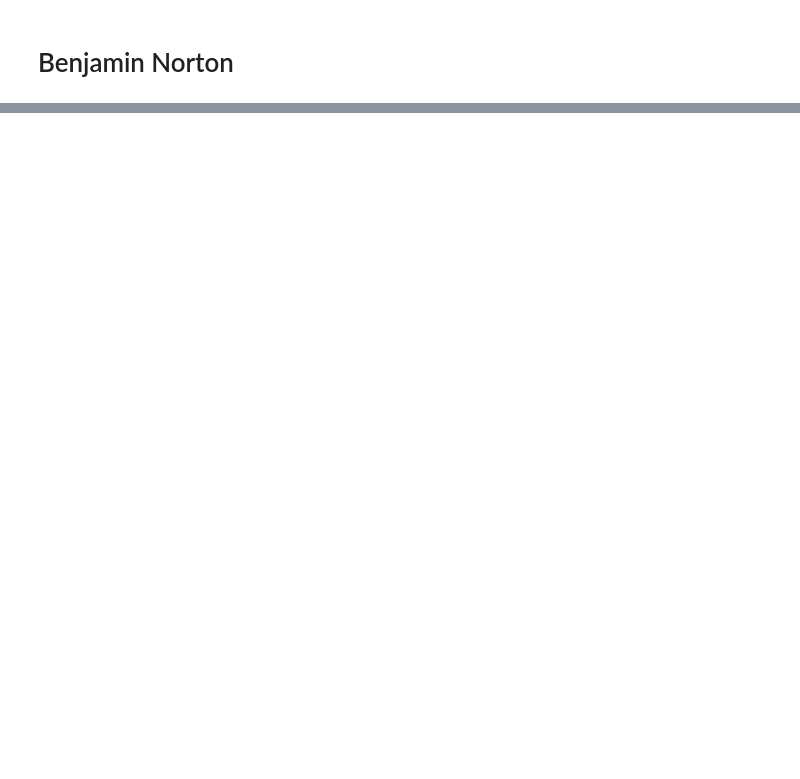
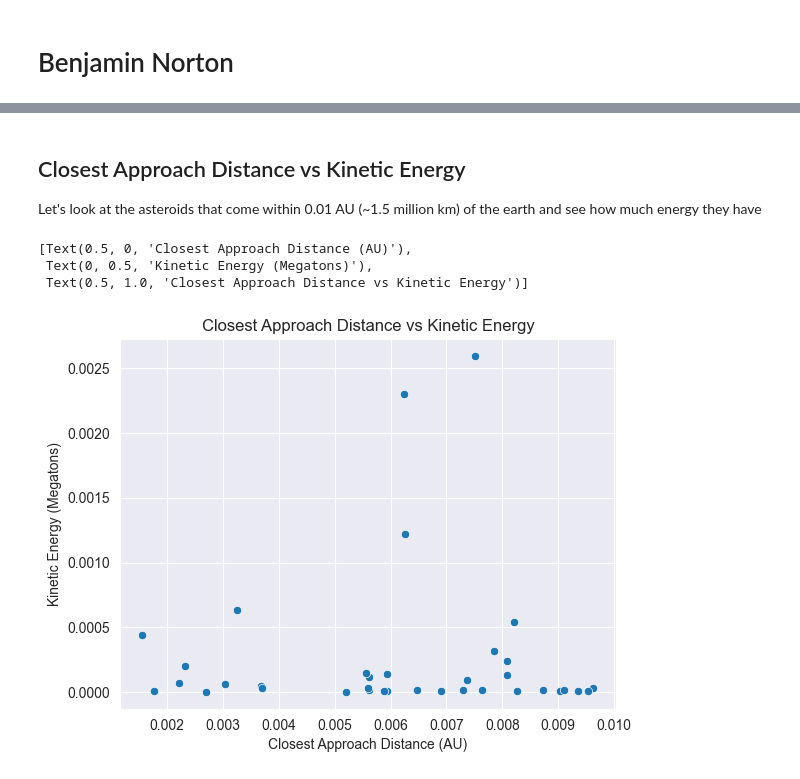
Before and after one commit to ubco-W2022T2-data301/project-group-group34, a Jupyter notebook: analysis/analysis1.ipynb, the cells around one changed output, grey strips where cells are left out. Drawn from its saved outputs; the diff is of its cells as text; code cells hidden in the pictures; blank space fills up the shorter version.

```diff
--- a/analysis/analysis1.ipynb
+++ b/analysis/analysis1.ipynb
@@ -146,0 +88,15 @@ The above plots indicate that as asteroids get closer to the sun (thus closer to
+# %% [markdown]
+## Closest Approach Distance vs Kinetic Energy
+
+Let's look at the asteroids that come within 0.01 AU (~1.5 million km) of the earth and see how much energy they have
+# %%
+close_approach_dist = asteroids[asteroids["CA DistanceNominal (au)"] < 0.01]["CA DistanceNominal (au)"]
+kinetic_energy = asteroids["Kinetic Energy (Megatons)"]
+
+ax = sns.scatterplot(x=close_approach_dist, y=kinetic_energy)
+ax.set(xlabel="Closest Approach Distance (AU)", ylabel="Kinetic Energy (Megatons)", title="Closest Approach Distance vs Kinetic Energy")
+# %% [output]
+[Text(0.5, 0, 'Closest Approach Distance (AU)'),
+ Text(0, 0.5, 'Kinetic Energy (Megatons)'),
+ Text(0.5, 1.0, 'Closest Approach Distance vs Kinetic Energy')]
+[figure, added]
```
Also changed, not shown: parts of 29 cells of this notebook, 3 other files.
